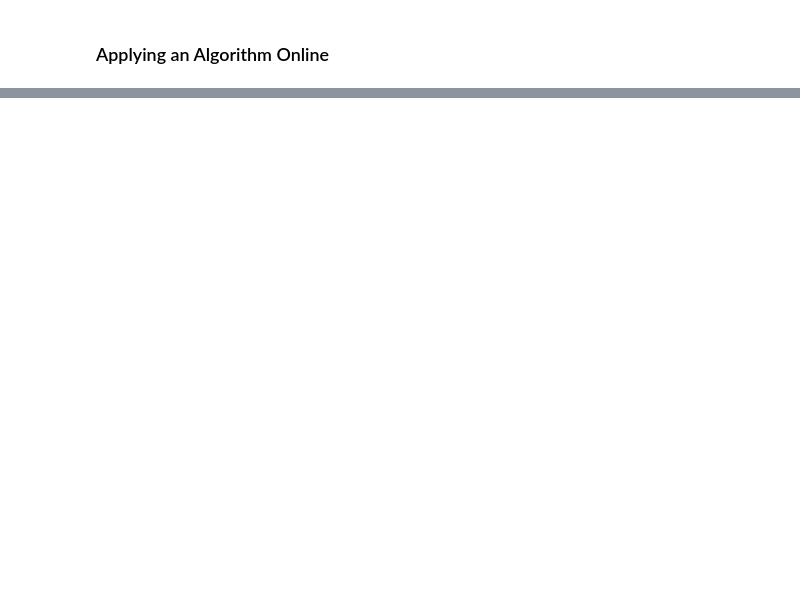
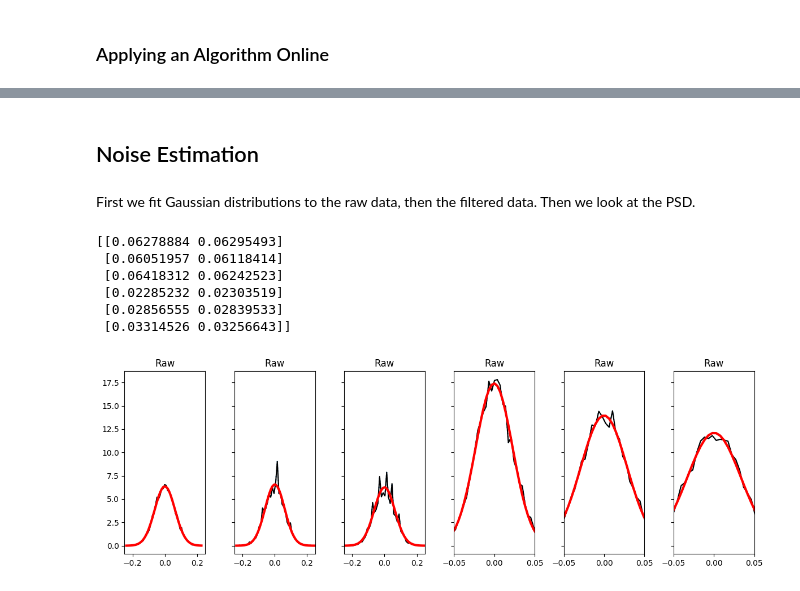
Before and after one commit to plusk01/teensyimu, a Jupyter notebook: examples/digital_lpf.ipynb, the cells around one changed output, grey strips where cells are left out. Drawn from its saved outputs; the diff is of its cells as text; code cells hidden in the pictures; blank space fills up the shorter version.

```diff
--- a/examples/digital_lpf.ipynb
+++ b/examples/digital_lpf.ipynb
@@ -223,0 +223,48 @@ std. gyro:   (0.76, 1.08, 0.55)
+# %% [markdown]
+## Noise Estimation
+# %% [markdown]
+First we fit Gaussian distributions to the raw data, then the filtered data. Then we look at the PSD.
+# %%
+from matplotlib import colors
+from matplotlib.ticker import PercentFormatter
+from scipy.optimize import leastsq
+from scipy.stats import norm
+plt.rcParams['figure.figsize'] = [12, 4]
+
+n_bins = 50
+init  = [0.05, 0, 0.025]
+fitfunc  = lambda p, x: p[0]*np.exp(-0.5*((x-p[1])/p[2])**2)
+errfunc  = lambda p, x, y: (y - fitfunc(p, x))
+
+fig, axs = plt.subplots(1, 6, sharey=True, tight_layout=True)
+N = data.shape[0]
+data_mean = np.mean(data[:,:],axis=0)
+sigma_values=np.zeros((6,2))
+
+for ii in np.arange(1,7):
+    y_values, bin_edges = np.histogram(data[:,ii]-data_mean[ii], bins=n_bins, density=True)
+    bin_centers = 0.5*(bin_edges[1:] + bin_edges[:-1])
+    axs[ii-1].plot(bin_centers, y_values, label=str(ii),ls=':')
+    out   = leastsq( errfunc, init, args=(bin_centers, y_values))
+    c = out[0]
+    sigma_values[ii-1,0]=float(c[2])
+    axs[ii-1].set_title('Raw')
+    axs[ii-1].plot(bin_centers, y_values,'k')
+    axs[ii-1].plot(bin_centers, fitfunc(c, bin_centers), 'r', lw=3)
+    if (ii <= 3):
+        axs[ii-1].set_xlim([-0.25, .25])
+    else:
+        axs[ii-1].set_xlim([-0.05, .05])
+    mu, std = norm.fit(data[:,ii])
+    sigma_values[ii-1,1] = std
+
+
+print(np.abs(sigma_values))
+# %% [output]
+[[0.06278884 0.06295493]
+ [0.06051957 0.06118414]
+ [0.06418312 0.06242523]
+ [0.02285232 0.02303519]
+ [0.02856555 0.02839533]
+ [0.03314526 0.03256643]]
+[figure, added]
```
Also changed, not shown: parts of 9 cells of this notebook.
